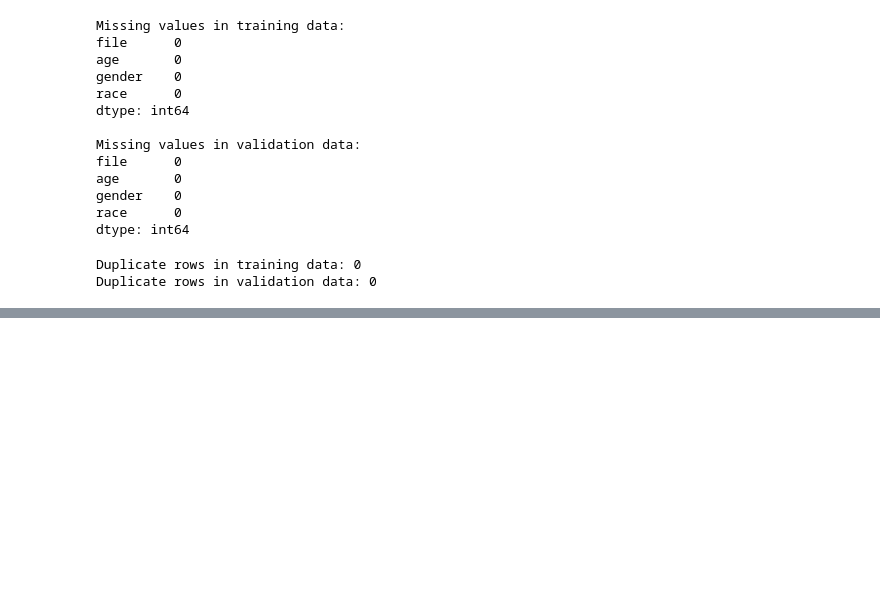
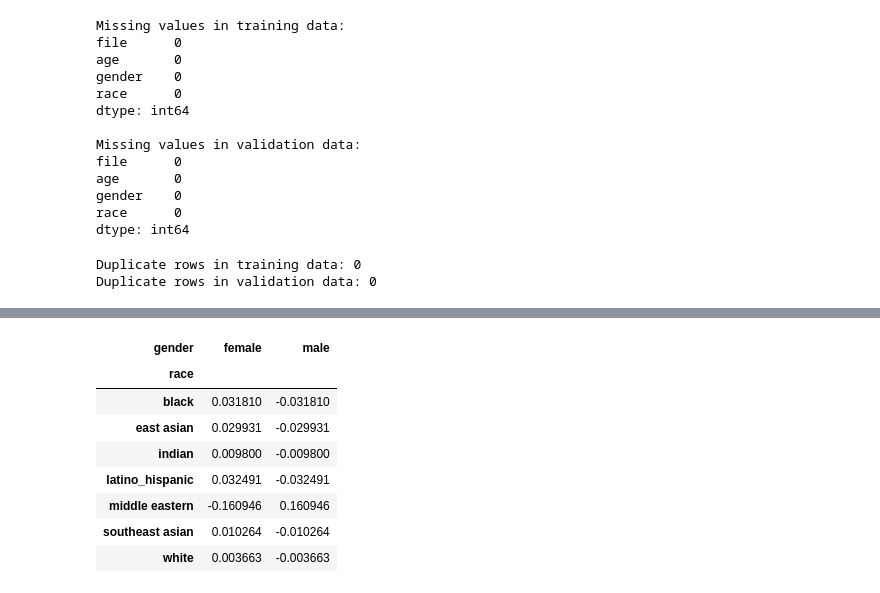
Before and after one commit to aidan-kleinman-2026/DATA6550-Bias, a Jupyter notebook: Code/Kleinman/Project1DataCleaning.ipynb, the cells around one changed output, grey strips where cells are left out. Cells and saved outputs as stored; diff of their text form; code cells hidden in the pictures; blank space fills up the shorter version.

```diff
--- a/Code/Kleinman/Project1DataCleaning.ipynb
+++ b/Code/Kleinman/Project1DataCleaning.ipynb
@@ -272,0 +261,17 @@ Name: proportion, dtype: float64
+# %%
+#Code Block 14
+## underrepresentation
+
+overall_gender_dist = train_data["gender"].value_counts(normalize=True)
+race_gender_diff = race_gender_ct.sub(overall_gender_dist, axis=1)
+race_gender_diff
+# %% [output]
+| gender | female | male |
+| race |  |  |
+| black | 0.031810 | -0.031810 |
+| east asian | 0.029931 | -0.029931 |
+| indian | 0.009800 | -0.009800 |
+| latino_hispanic | 0.032491 | -0.032491 |
+| middle eastern | -0.160946 | 0.160946 |
+| southeast asian | 0.010264 | -0.010264 |
+| white | 0.003663 | -0.003663 |
```
Also changed, not shown: parts of 7 cells of this notebook.
